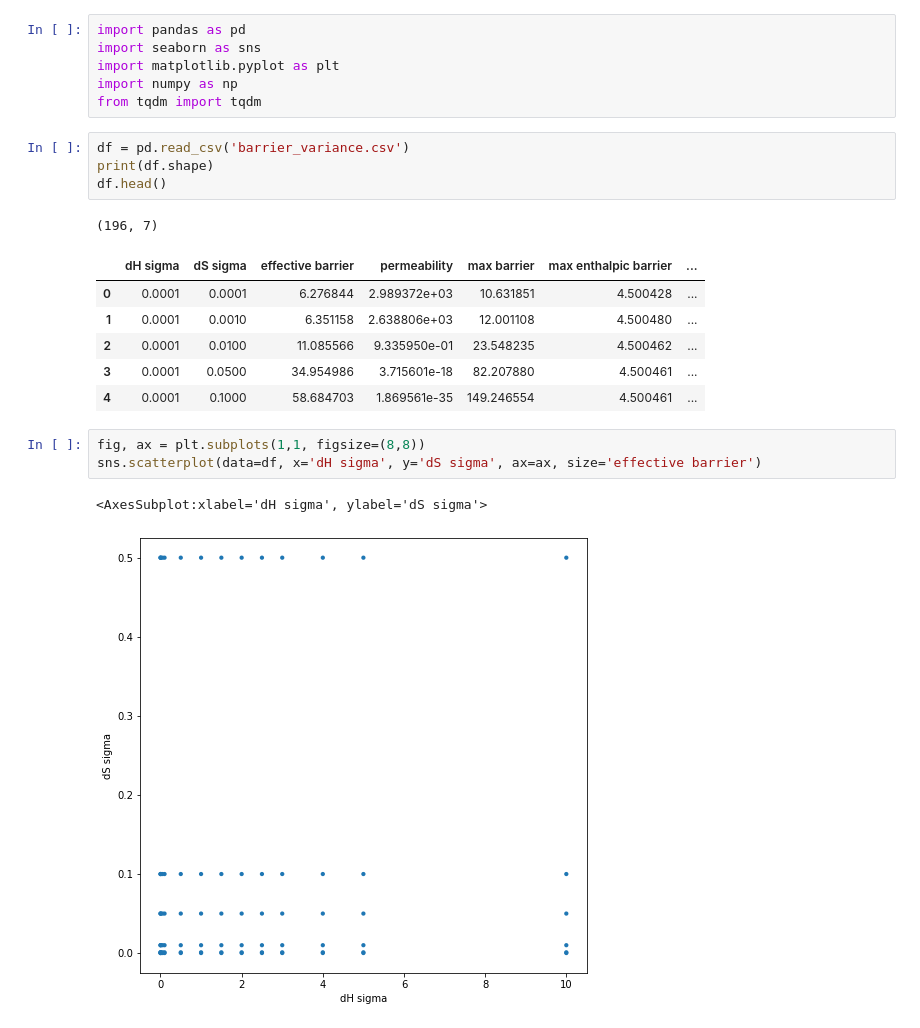
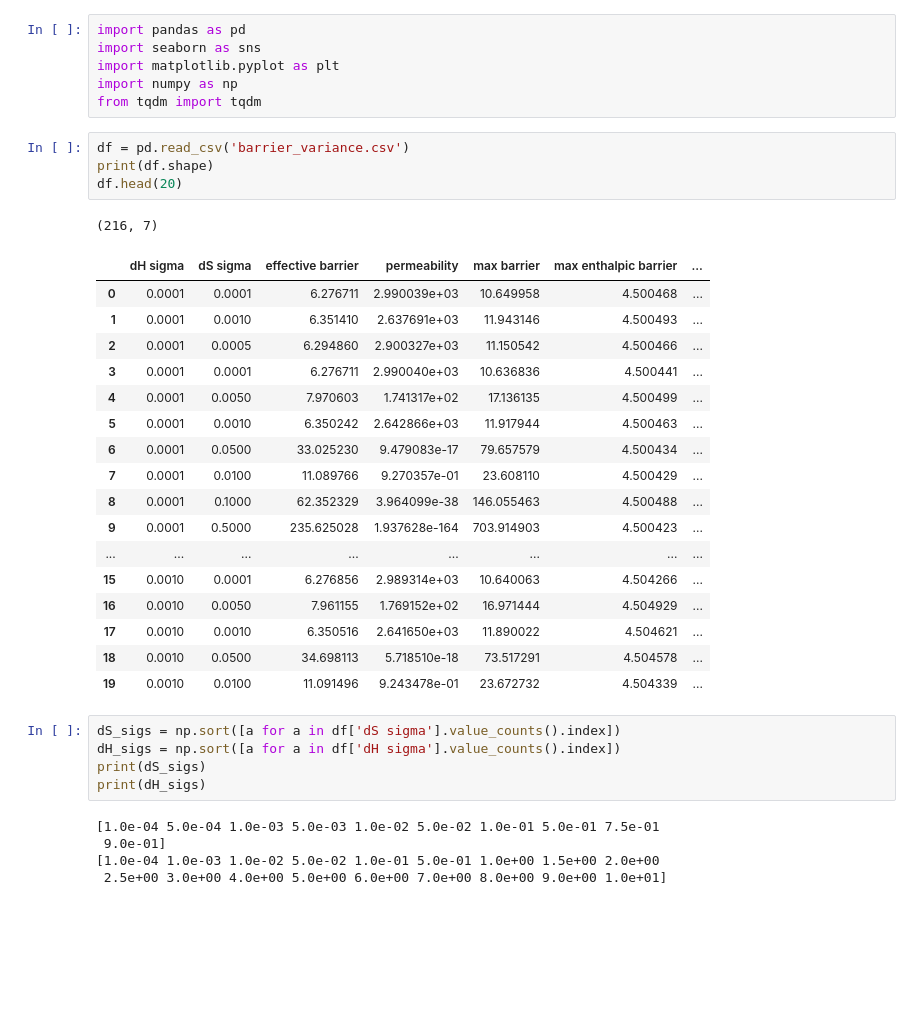
Before and after one commit to schwinns/eyring_model, a Jupyter notebook: barrier_variance.ipynb, the cells around one changed output. Cells and saved outputs as stored; diff of their text form; blank space fills up the shorter version.

```diff
--- a/barrier_variance.ipynb
+++ b/barrier_variance.ipynb
@@ -7,18 +7,33 @@ from tqdm import tqdm
 # %%
 df = pd.read_csv('barrier_variance.csv')
 print(df.shape)
-df.head()
+df.head(20)
 # %% [output]
-(196, 7)
+(216, 7)
 |  | dH sigma | dS sigma | effective barrier | permeability | max barrier | max enthalpic barrier | ... |
-| 0 | 0.0001 | 0.0001 | 6.276844 | 2.989372e+03 | 10.631851 | 4.500428 | ... |
-| 1 | 0.0001 | 0.0010 | 6.351158 | 2.638806e+03 | 12.001108 | 4.500480 | ... |
-| 2 | 0.0001 | 0.0100 | 11.085566 | 9.335950e-01 | 23.548235 | 4.500462 | ... |
-| 3 | 0.0001 | 0.0500 | 34.954986 | 3.715601e-18 | 82.207880 | 4.500461 | ... |
-| 4 | 0.0001 | 0.1000 | 58.684703 | 1.869561e-35 | 149.246554 | 4.500461 | ... |
+| 0 | 0.0001 | 0.0001 | 6.276711 | 2.990039e+03 | 10.649958 | 4.500468 | ... |
+| 1 | 0.0001 | 0.0010 | 6.351410 | 2.637691e+03 | 11.943146 | 4.500493 | ... |
+| 2 | 0.0001 | 0.0005 | 6.294860 | 2.900327e+03 | 11.150542 | 4.500466 | ... |
+| 3 | 0.0001 | 0.0001 | 6.276711 | 2.990040e+03 | 10.636836 | 4.500441 | ... |
+| 4 | 0.0001 | 0.0050 | 7.970603 | 1.741317e+02 | 17.136135 | 4.500499 | ... |
+| 5 | 0.0001 | 0.0010 | 6.350242 | 2.642866e+03 | 11.917944 | 4.500463 | ... |
+| 6 | 0.0001 | 0.0500 | 33.025230 | 9.479083e-17 | 79.657579 | 4.500434 | ... |
+| 7 | 0.0001 | 0.0100 | 11.089766 | 9.270357e-01 | 23.608110 | 4.500429 | ... |
+| 8 | 0.0001 | 0.1000 | 62.352329 | 3.964099e-38 | 146.055463 | 4.500488 | ... |
+| 9 | 0.0001 | 0.5000 | 235.625028 | 1.937628e-164 | 703.914903 | 4.500423 | ... |
+| ... | ... | ... | ... | ... | ... | ... | ... |
+| 15 | 0.0010 | 0.0001 | 6.276856 | 2.989314e+03 | 10.640063 | 4.504266 | ... |
+| 16 | 0.0010 | 0.0050 | 7.961155 | 1.769152e+02 | 16.971444 | 4.504929 | ... |
+| 17 | 0.0010 | 0.0010 | 6.350516 | 2.641650e+03 | 11.890022 | 4.504621 | ... |
+| 18 | 0.0010 | 0.0500 | 34.698113 | 5.718510e-18 | 73.517291 | 4.504578 | ... |
+| 19 | 0.0010 | 0.0100 | 11.091496 | 9.243478e-01 | 23.672732 | 4.504339 | ... |
-# %%
-fig, ax = plt.subplots(1,1, figsize=(8,8))
-sns.scatterplot(data=df, x='dH sigma', y='dS sigma', ax=ax, size='effective barrier')
-# %% [output]
-<AxesSubplot:xlabel='dH sigma', ylabel='dS sigma'>
-[figure, removed]
+# %%
+dS_sigs = np.sort([a for a in df['dS sigma'].value_counts().index])
+dH_sigs = np.sort([a for a in df['dH sigma'].value_counts().index])
+print(dS_sigs)
+print(dH_sigs)
+# %% [output]
+[1.0e-04 5.0e-04 1.0e-03 5.0e-03 1.0e-02 5.0e-02 1.0e-01 5.0e-01 7.5e-01
+ 9.0e-01]
+[1.0e-04 1.0e-03 1.0e-02 5.0e-02 1.0e-01 5.0e-01 1.0e+00 1.5e+00 2.0e+00
+ 2.5e+00 3.0e+00 4.0e+00 5.0e+00 6.0e+00 7.0e+00 8.0e+00 9.0e+00 1.0e+01]
```
Also changed, not shown: parts of 6 cells of this notebook, 5 other files.
